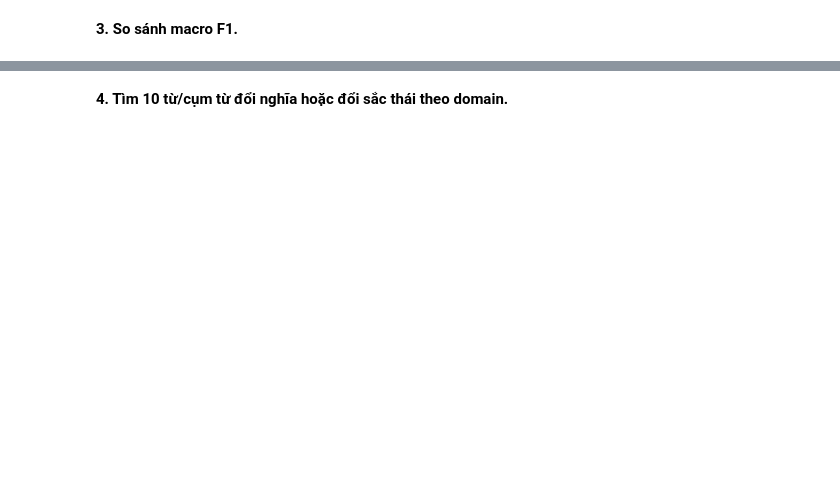
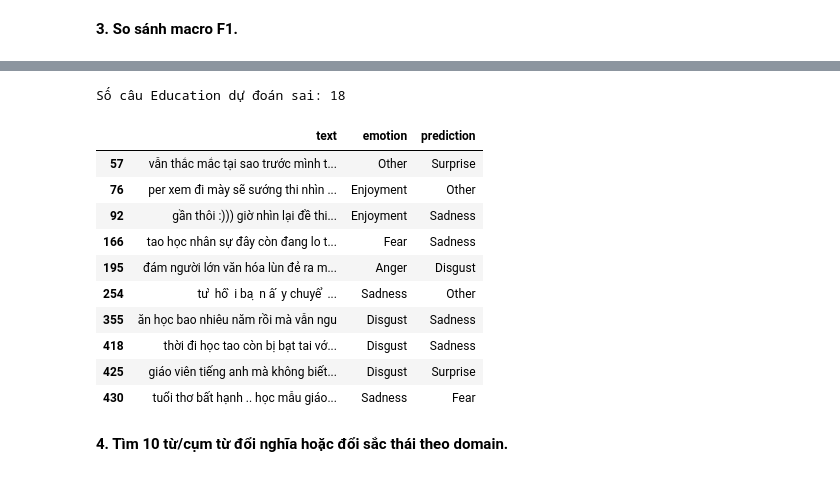
Before and after one commit to Van1912/NLP, a Jupyter notebook: Chap3Text_Classification_Sentiment.ipynb, the cells around one changed output, grey strips where cells are left out. Saved outputs shown, nothing was run; the diff lists cells and outputs as text; code cells hidden in the pictures; blank space fills up the shorter version.

```diff
--- a/Chap3Text_Classification_Sentiment.ipynb
+++ b/Chap3Text_Classification_Sentiment.ipynb
@@ -4685,3 +4684,20 @@ Macro F1 giảm: 0.2708
+# %%
+education_errors = test_education[test_education["emotion"] != test_education["prediction"]]
+print("Số câu Education dự đoán sai:", len(education_errors))
+display(education_errors[["text", "emotion", "prediction"]].head(10))
+# %% [output]
+Số câu Education dự đoán sai: 18
+|  | text | emotion | prediction |
+| 57 | vẫn thắc mắc tại sao trước mình t... | Other | Surprise |
+| 76 | per xem đi mày sẽ sướng thi nhìn ... | Enjoyment | Other |
+| 92 | gần thôi :))) giờ nhìn lại đề thi... | Enjoyment | Sadness |
+| 166 | tao học nhân sự đây còn đang lo t... | Fear | Sadness |
+| 195 | đám người lớn văn hóa lùn đẻ ra m... | Anger | Disgust |
+| 254 | tư ̀ hô ̀ i ba ̣ n â ́ y chuyê ̉ ... | Sadness | Other |
+| 355 | ăn học bao nhiêu năm rồi mà vẫn ngu | Disgust | Sadness |
+| 418 | thời đi học tao còn bị bạt tai vớ... | Disgust | Sadness |
+| 425 | giáo viên tiếng anh mà không biết... | Disgust | Surprise |
+| 430 | tuổi thơ bất hạnh .. học mẫu giáo... | Sadness | Fear |
 # %% [markdown]
 **4. Tìm 10 từ/cụm từ đổi nghĩa hoặc đổi sắc thái theo domain.**
 # %%
```
Also changed, not shown: parts of 10 cells of this notebook.
